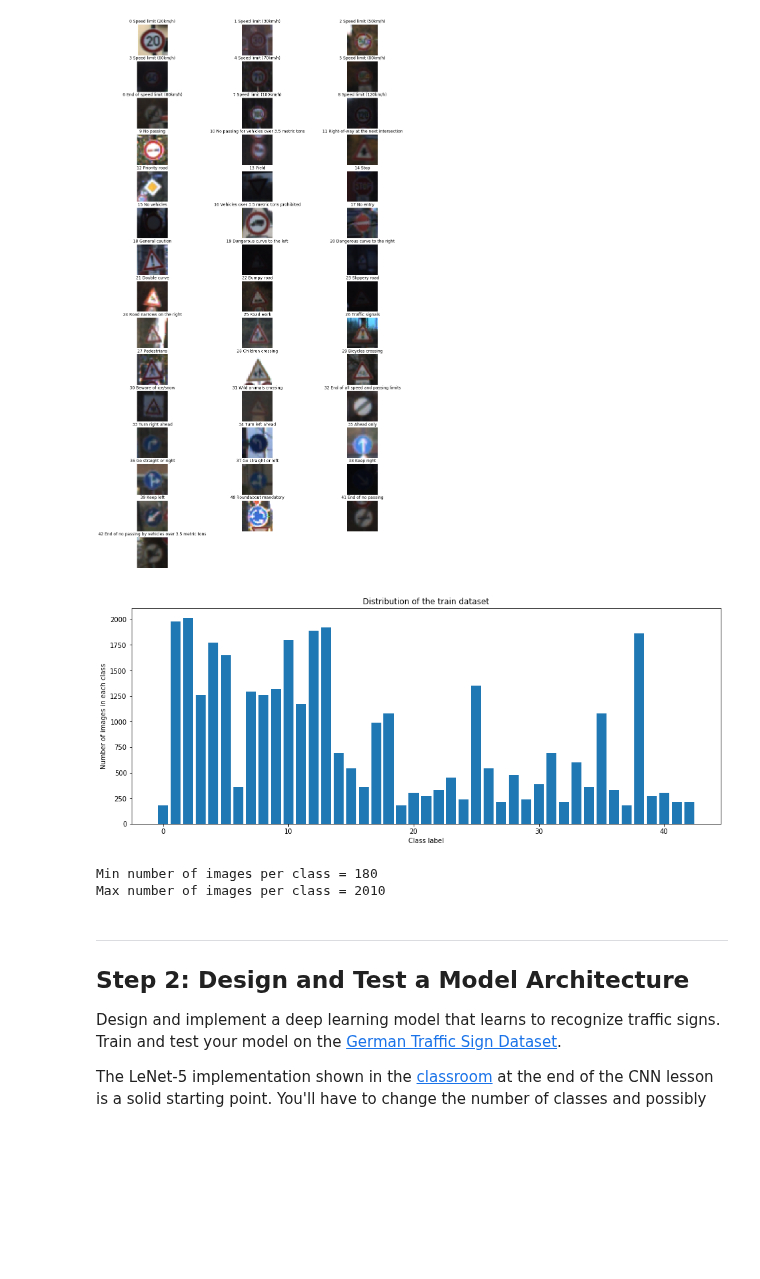
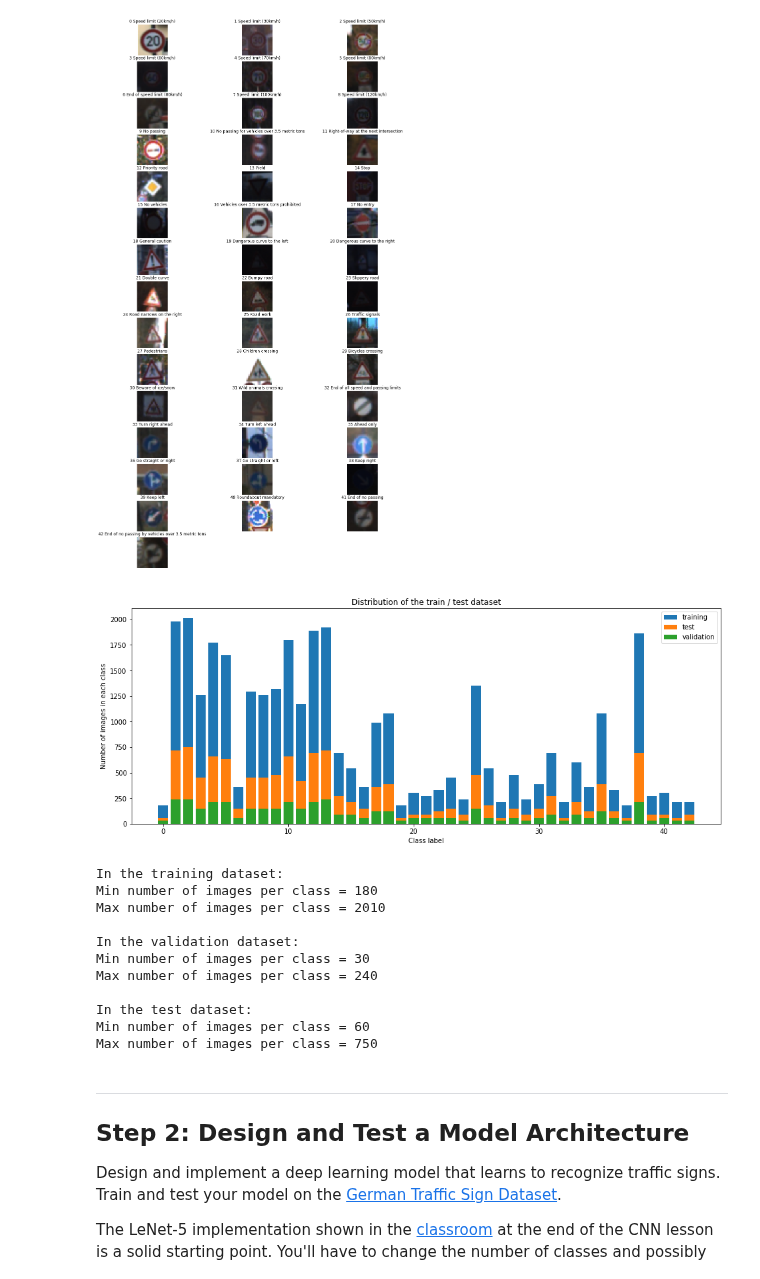
Before and after one commit to BusAI-Self-Driving-Car/carnd-traffic-sign-classifier, a Jupyter notebook: Traffic_Sign_Classifier.ipynb, the cells around one changed output. Saved outputs shown, nothing was run; the diff lists cells and outputs as text; code cells hidden in the pictures; blank space fills up the shorter version.

```diff
--- a/Traffic_Sign_Classifier.ipynb
+++ b/Traffic_Sign_Classifier.ipynb
@@ -161,21 +161,58 @@ for i in range(0, n_classes):
 plt.show()
 # %% [output]
 [figure]
+# %%
+# validation data set
+num_of_valid_samples=[]
+
+for i in range(0, n_classes):
+    x_valid_selected = X_valid[y_valid == i]
+    num_of_valid_samples.append(len(x_valid_selected))
+# %%
+# test data set
+num_of_test_samples=[]
+
+for i in range(0, n_classes):
+    x_test_selected = X_test[y_test == i]
+    num_of_test_samples.append(len(x_test_selected))
 # %%
 #Plot number of images per class
 plt.figure(figsize=(16, 6))
-plt.bar(range(0, n_classes), num_of_samples)
-plt.title("Distribution of the train dataset")
+plt.bar(range(0, n_classes), num_of_samples, label='training')
+plt.bar(range(0, n_classes), num_of_test_samples, label='test')
+plt.bar(range(0, n_classes), num_of_valid_samples, label='validation')
+plt.legend()
+plt.title("Distribution of the train / test dataset")
 plt.xlabel("Class label")
 plt.ylabel("Number of images in each class")
 plt.show()
 
+print("In the training dataset:")
 print("Min number of images per class =", min(num_of_samples))
 print("Max number of images per class =", max(num_of_samples))
+
+print()
+print("In the validation dataset:")
+print("Min number of images per class =", min(num_of_valid_samples))
+print("Max number of images per class =", max(num_of_valid_samples))
+
+print()
+print("In the test dataset:")
+print("Min number of images per class =", min(num_of_test_samples))
+print("Max number of images per class =", max(num_of_test_samples))
 # %% [output]
-[figure, old version]
+[figure, new version]
+In the training dataset:
 Min number of images per class = 180
 Max number of images per class = 2010
+
+In the validation dataset:
+Min number of images per class = 30
+Max number of images per class = 240
+
+In the test dataset:
+Min number of images per class = 60
+Max number of images per class = 750
 # %% [markdown]
 ----
 
```
Also changed, not shown: parts of 10 cells of this notebook, 15 other files.
